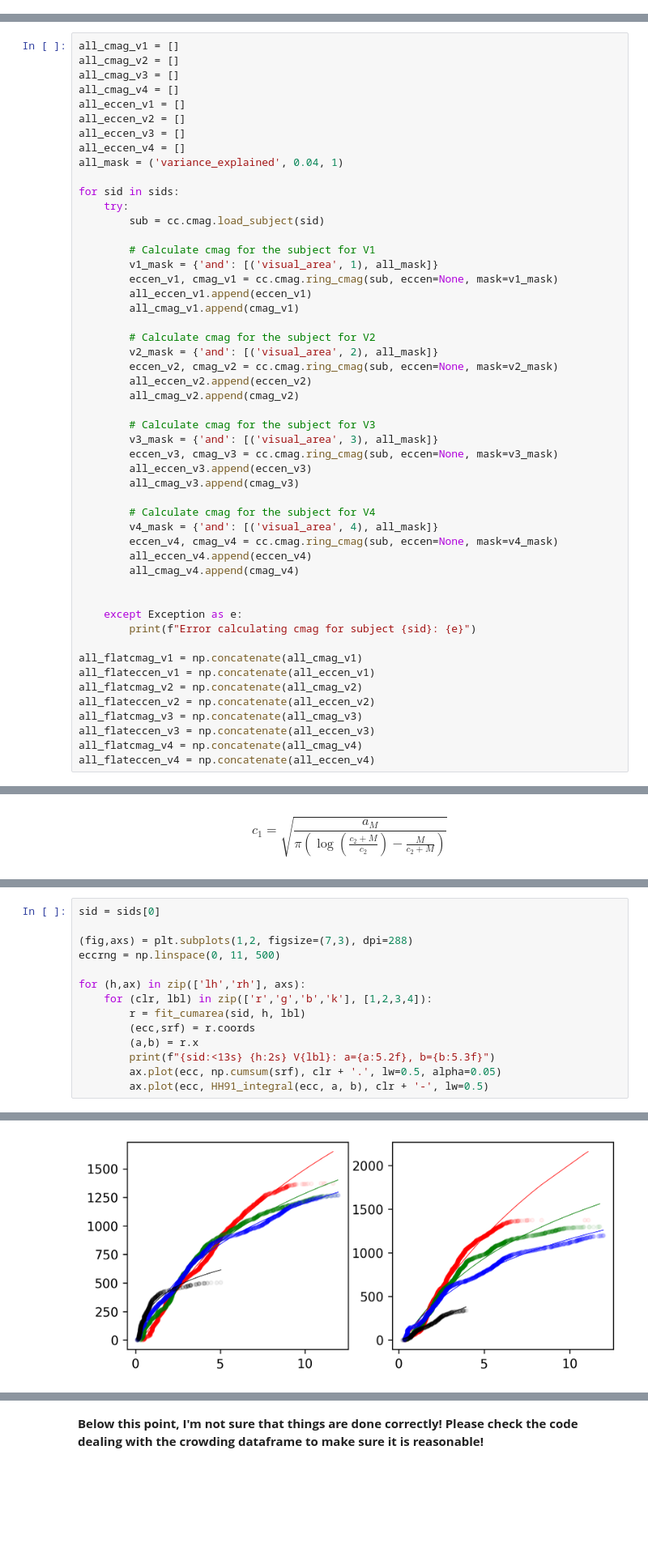
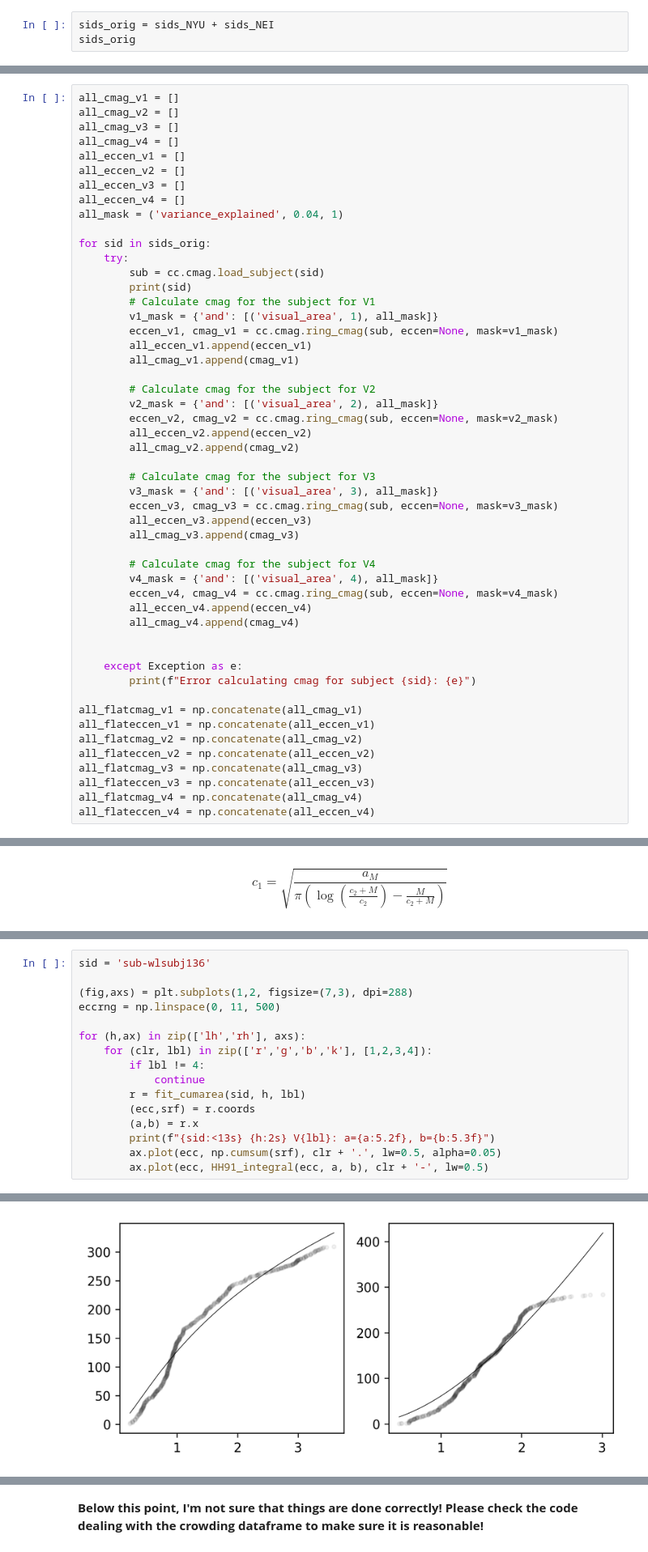
Before and after one commit to noahbenson/cortical-crowding, a Jupyter notebook: notebooks/dev.ipynb, the cells around one changed output, grey strips where cells are left out. Shown at 81% size. Cells and saved outputs as stored; diff of their text form; blank space fills up the shorter version.

```diff
--- a/notebooks/dev.ipynb
+++ b/notebooks/dev.ipynb
@@ -63,0 +69,3 @@ sids = [
+# %%
+sids_orig = sids_NYU + sids_NEI
+sids_orig
@@ -149,10 +155,10 @@ all_eccen_v3 = []
 all_eccen_v4 = []
 all_mask = ('variance_explained', 0.04, 1)
 
-for sid in sids:
+for sid in sids_orig:
     try:
         sub = cc.cmag.load_subject(sid)
-
+        print(sid)
         # Calculate cmag for the subject for V1
         v1_mask = {'and': [('visual_area', 1), all_mask]}
         eccen_v1, cmag_v1 = cc.cmag.ring_cmag(sub, eccen=None, mask=v1_mask)
@@ -693,13 +750,15 @@ def fit_cumarea(sid, h, label):
     r.coords = np.array([ecc, srf])
     return r
 # %%
-sid = sids[0]
+sid = 'sub-wlsubj136'
 
 (fig,axs) = plt.subplots(1,2, figsize=(7,3), dpi=288)
 eccrng = np.linspace(0, 11, 500)
 
 for (h,ax) in zip(['lh','rh'], axs):
     for (clr, lbl) in zip(['r','g','b','k'], [1,2,3,4]):
+        if lbl != 4:
+            continue
         r = fit_cumarea(sid, h, lbl)
         (ecc,srf) = r.coords
         (a,b) = r.x
@@ -718,3 +771,3 @@ sub-wlsubj119 rh V4: a=12.52, b=1.045
-[figure, old version]
+[figure, new version]
 # %%
 df = dict(sid=[], h=[], label=[], a=[], b=[], loss=[])
```
Also changed, not shown: parts of 54 cells of this notebook.
